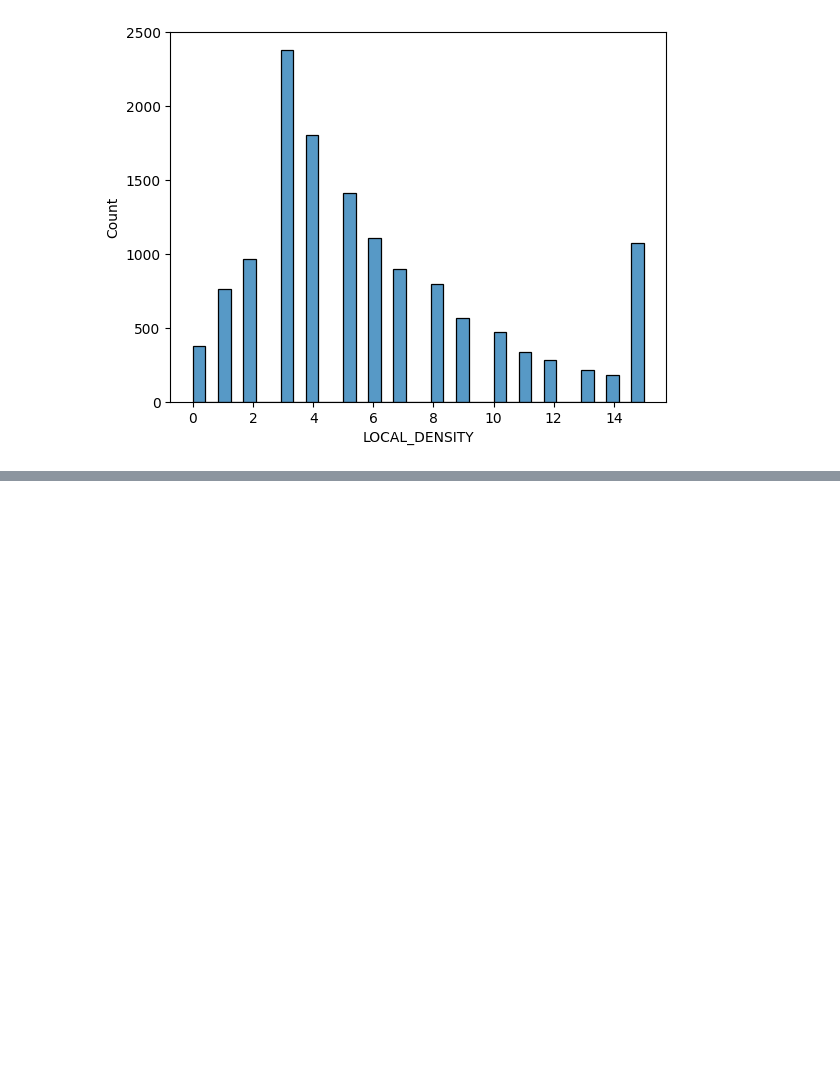
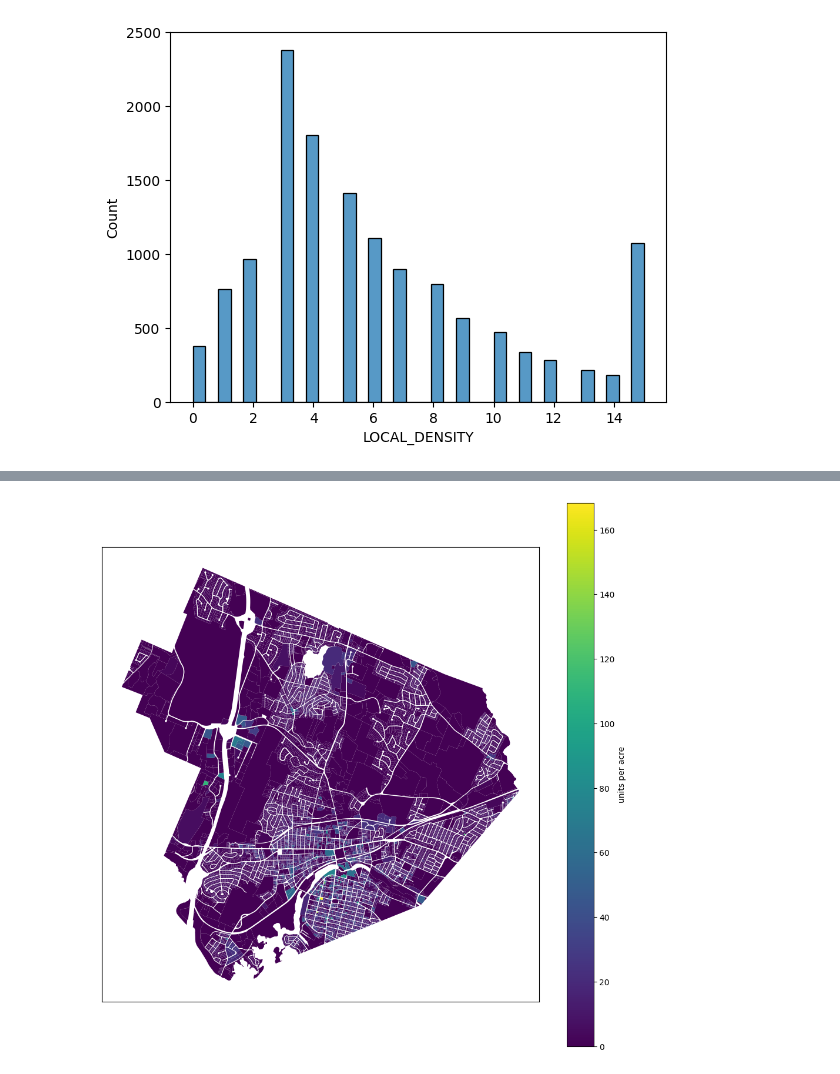
Before and after one commit to tjrileywisc/waltham_gis, a Jupyter notebook: investigations/housing_density/notebook.ipynb, the cells around one changed output, grey strips where cells are left out. Drawn from its saved outputs; the diff is of its cells as text; code cells hidden in the pictures; blank space fills up the shorter version.

```diff
--- a/investigations/housing_density/notebook.ipynb
+++ b/investigations/housing_density/notebook.ipynb
@@ -278,0 +283,10 @@ sns.histplot(data=filtered_df, x="LOCAL_DENSITY", kde=False)
+# %%
+# NOTE: this is using the parcel polygon area in the shapefile's geometry units (m2) instead of the LOT_SIZE field, which is empty for MFH structures.
+properties_df["PARCEL_DENSITY"] = properties_df["UNITS"] / (properties_df["SHAPE_Area"] / 4047)
+# %%
+ax = properties_df.plot(column="PARCEL_DENSITY", legend=True, legend_kwds={'label': "units per acre"}, figsize=(12, 12))
+
+ax.get_xaxis().set_visible(False)
+ax.get_yaxis().set_visible(False)
+# %% [output]
+[figure, added]
```
Also changed, not shown: parts of 1 cell of this notebook, 22 other files.
